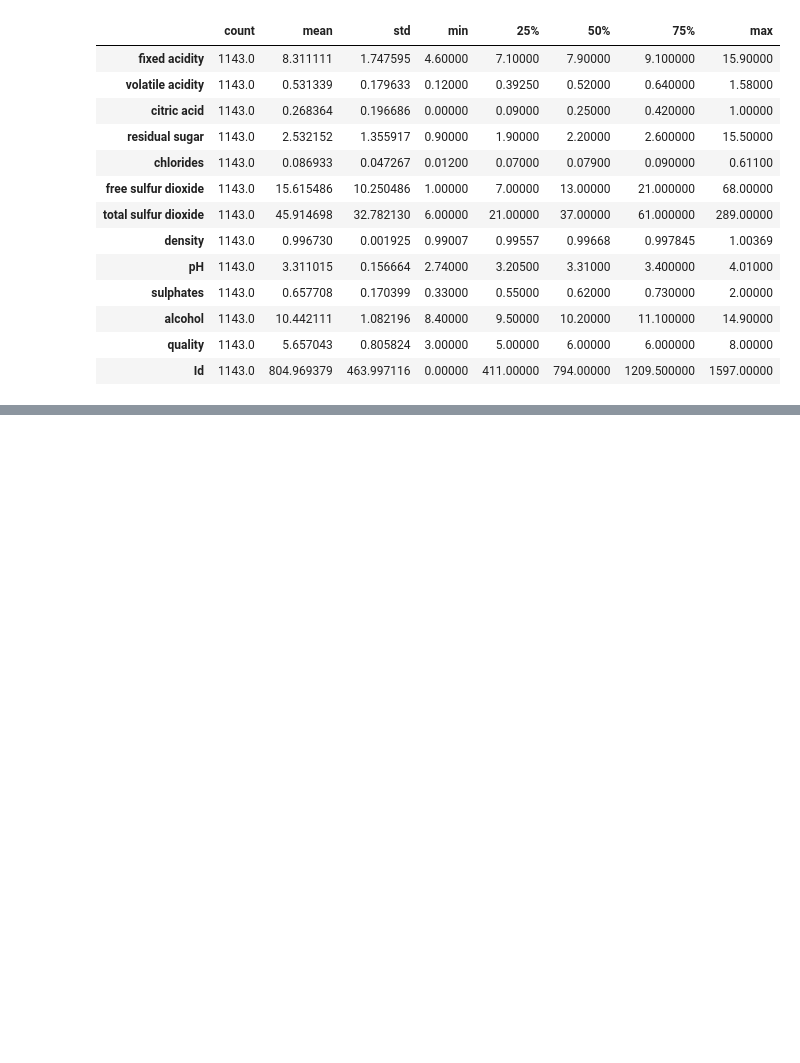
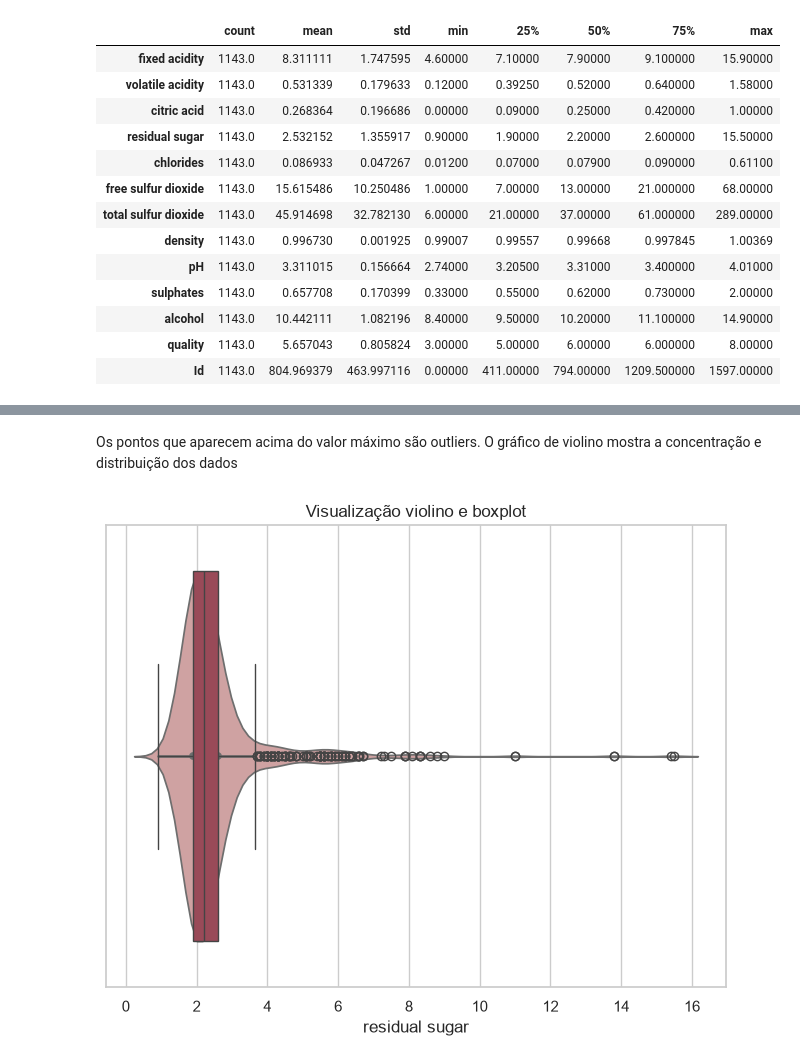
Before and after one commit to aneliabe/wine-quality-classification, a Jupyter notebook: notebooks/wine_quality_analysis.ipynb, the cells around one changed output, grey strips where cells are left out. Cells and saved outputs as stored; diff of their text form; code cells hidden in the pictures; blank space fills up the shorter version.

```diff
--- a/notebooks/wine_quality_analysis.ipynb
+++ b/notebooks/wine_quality_analysis.ipynb
@@ -181,0 +299,12 @@ dtype: int64
+# %% [markdown]
+Os pontos que aparecem acima do valor máximo são outliers.
+O gráfico de violino mostra a concentração e distribuição dos dados
+# %%
+#Fazendo gráfico de boxplot e violino para visualização de possíveis outliers
+fig, ax = plt.subplots(figsize=(8,6))
+sns.violinplot(x="residual sugar", data=df, ax=ax, color="#D69A9A")
+sns.boxplot(x="residual sugar", data=df, ax=ax, whis=1.5, color="#A63D50")
+ax.set_title("Visualização violino e boxplot")
+plt.show()
+# %% [output]
+[figure, added]
```
Also changed, not shown: parts of 29 cells of this notebook.
